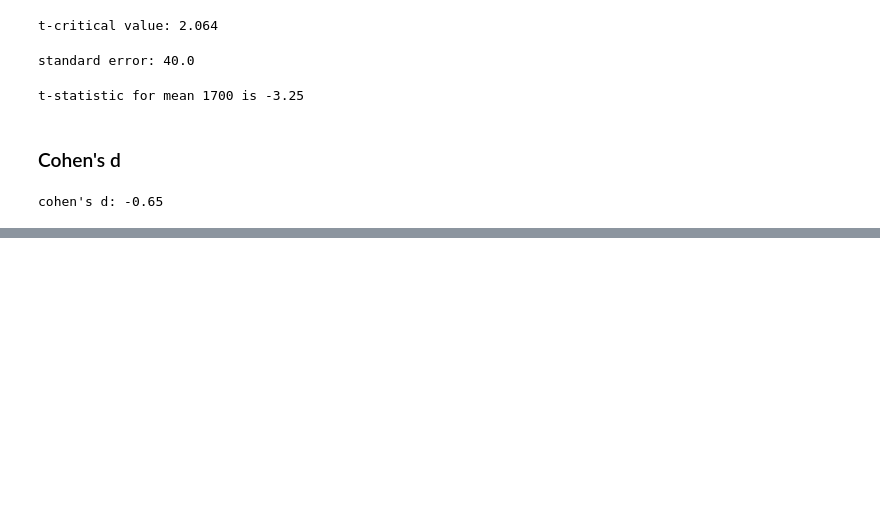
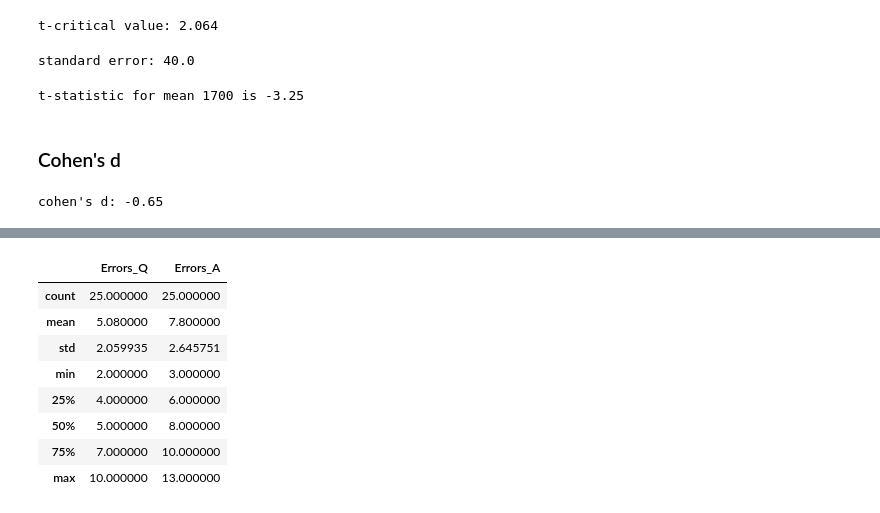
Before and after one commit to mugofjoe/inferential-statistics, a Jupyter notebook: 06 t-Tests Part 1.ipynb, the cells around one changed output, grey strips where cells are left out. Saved outputs shown, nothing was run; the diff lists cells and outputs as text; code cells hidden in the pictures; blank space fills up the shorter version.

```diff
--- a/06 t-Tests Part 1.ipynb
+++ b/06 t-Tests Part 1.ipynb
@@ -366,0 +407,12 @@ cohen's d: -0.65
+# %%
+keyboards.describe()
+# %% [output]
+|  | Errors_Q | Errors_A |
+| count | 25.000000 | 25.000000 |
+| mean | 5.080000 | 7.800000 |
+| std | 2.059935 | 2.645751 |
+| min | 2.000000 | 3.000000 |
+| 25% | 4.000000 | 6.000000 |
+| 50% | 5.000000 | 8.000000 |
+| 75% | 7.000000 | 10.000000 |
+| max | 10.000000 | 13.000000 |
```
Also changed, not shown: parts of 15 cells of this notebook.
